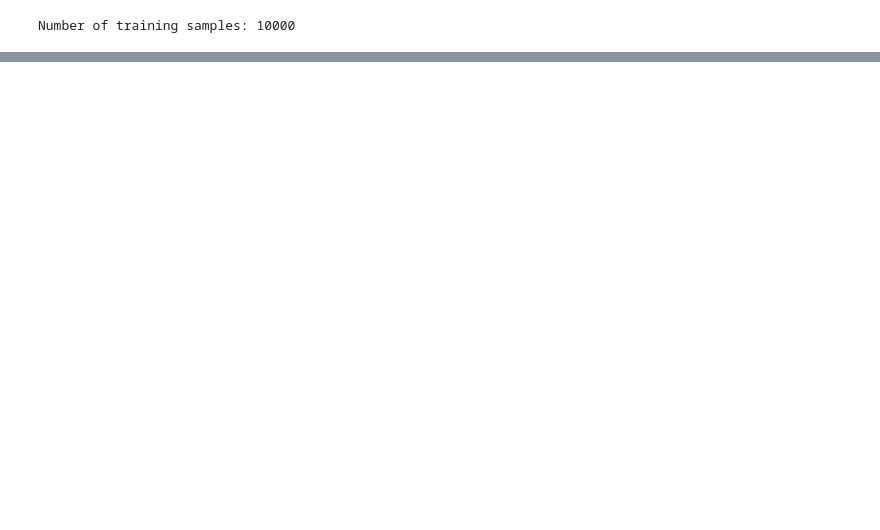
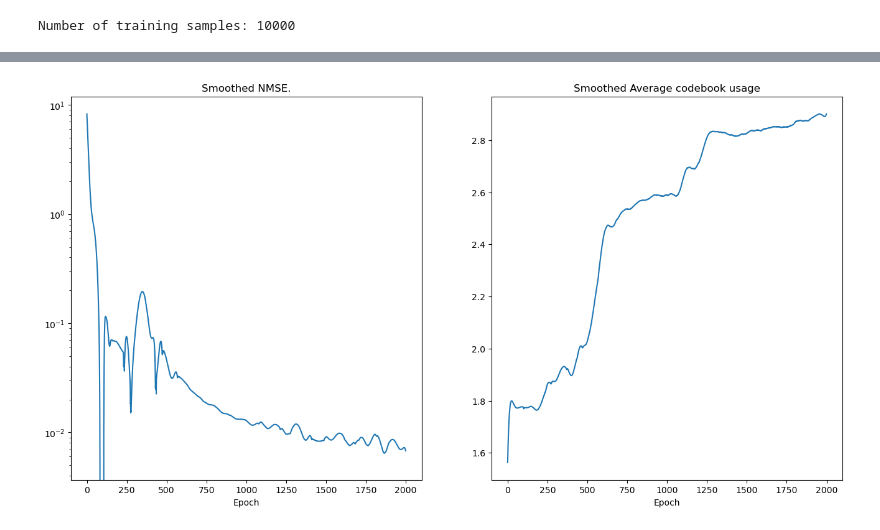
Before and after one commit to artaru/VQ-VAE-Pytorch, a Jupyter notebook: Train.ipynb, the cells around one changed output, grey strips where cells are left out. Cells and saved outputs as stored; diff of their text form; code cells hidden in the pictures; blank space fills up the shorter version.

```diff
--- a/Train.ipynb
+++ b/Train.ipynb
@@ -74,7 +73,7 @@ model.train()
 train_res_recon_error = []
 train_res_perplexity = []
 
-for i in xrange(num_training_updates):
+for i in tqdm(range(num_training_updates)):
     (data, _) = next(iter(training_loader))
     data = data.to(device)
     optimizer.zero_grad()
@@ -98,18 +115,20 @@ for i in xrange(num_training_updates):
 # %%
 train_res_recon_error_smooth = savgol_filter(train_res_recon_error, 201, 7)
 train_res_perplexity_smooth = savgol_filter(train_res_perplexity, 201, 7)
 
 f = plt.figure(figsize=(16,8))
 ax = f.add_subplot(1,2,1)
 ax.plot(train_res_recon_error_smooth)
 ax.set_yscale('log')
 ax.set_title('Smoothed NMSE.')
-ax.set_xlabel('iteration')
+ax.set_xlabel('Epoch');
 
 ax = f.add_subplot(1,2,2)
 ax.plot(train_res_perplexity_smooth)
-ax.set_title('Smoothed Average codebook usage (perplexity).')
-ax.set_xlabel('iteration')
+ax.set_title('Smoothed Average codebook usage')
+ax.set_xlabel('Epoch');
+# %% [output]
+[figure, added]
 # %%
 (valid_originals, _) = next(iter(validation_loader))
 valid_originals = valid_originals.to(device)
```
Also changed, not shown: parts of 3 cells of this notebook.
